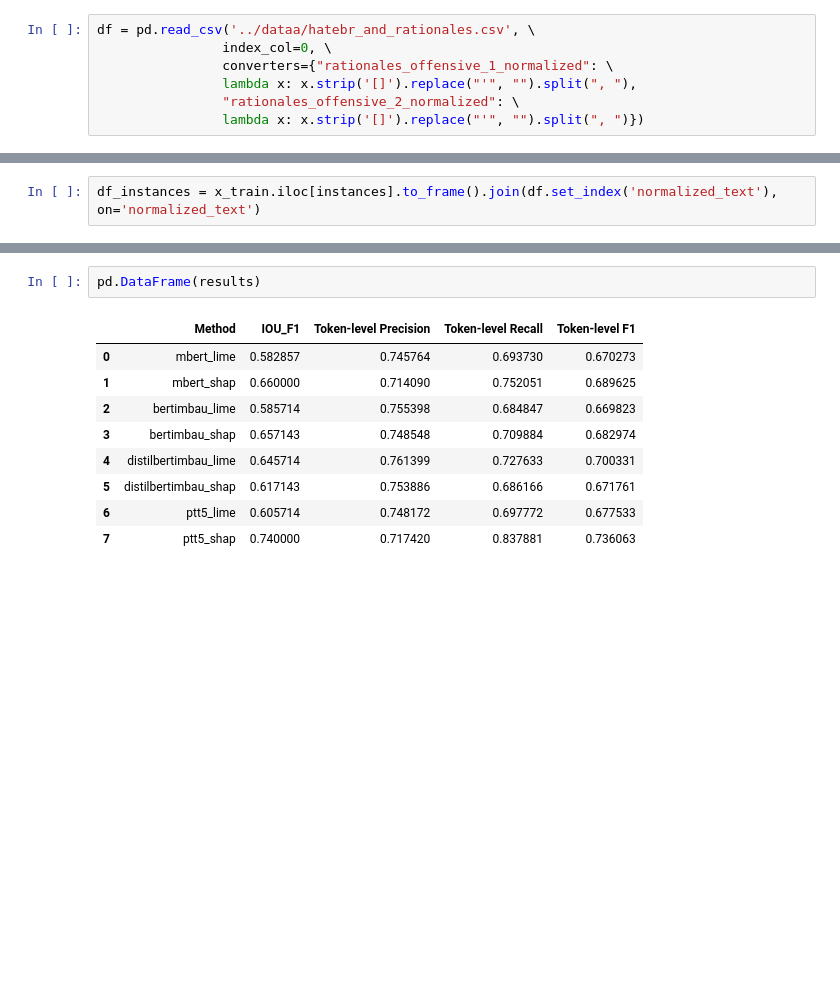
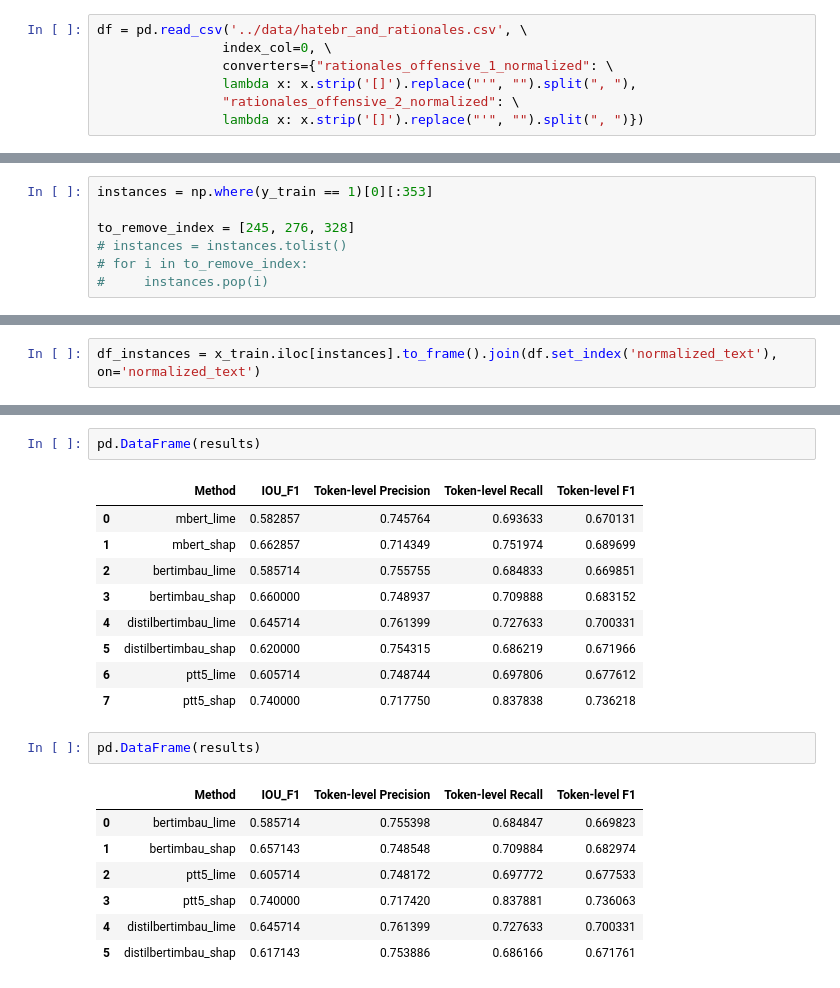
Before and after one commit to isadorasalles/HateBRXplain, a Jupyter notebook: metrics/plausibility_metrics.ipynb, the cells around one changed output, grey strips where cells are left out. Drawn from its saved outputs; the diff is of its cells as text; blank space fills up the shorter version.

```diff
--- a/metrics/plausibility_metrics.ipynb
+++ b/metrics/plausibility_metrics.ipynb
@@ -43,7 +43,7 @@ for model in ['bertimbau', 'distilbertimbau', 'ptt5', 'mbert']:
         for filename in sorted(paths):
             read_files(filename, model, method)
 # %%
-df = pd.read_csv('../dataa/hatebr_and_rationales.csv', \
+df = pd.read_csv('../data/hatebr_and_rationales.csv', \
                 index_col=0, \
                 converters={"rationales_offensive_1_normalized": \
                 lambda x: x.strip('[]').replace("'", "").split(", "),
@@ -64,3 +62,10 @@ instances = np.where(y_train == 1)[0][:350]
+# %%
+instances = np.where(y_train == 1)[0][:353]
+
+to_remove_index = [245, 276, 328]
+# instances = instances.tolist()
+# for i in to_remove_index:
+#     instances.pop(i)
 # %%
 def partial_match_score(a, b, threshold=0.5):
 
@@ -161,11 +190,21 @@ for model in ['mbert', 'bertimbau', 'distilbertimbau', 'ptt5']:
 pd.DataFrame(results)
 # %% [output]
 |  | Method | IOU_F1 | Token-level Precision | Token-level Recall | Token-level F1 |
-| 0 | mbert_lime | 0.582857 | 0.745764 | 0.693730 | 0.670273 |
-| 1 | mbert_shap | 0.660000 | 0.714090 | 0.752051 | 0.689625 |
-| 2 | bertimbau_lime | 0.585714 | 0.755398 | 0.684847 | 0.669823 |
-| 3 | bertimbau_shap | 0.657143 | 0.748548 | 0.709884 | 0.682974 |
+| 0 | mbert_lime | 0.582857 | 0.745764 | 0.693633 | 0.670131 |
+| 1 | mbert_shap | 0.662857 | 0.714349 | 0.751974 | 0.689699 |
+| 2 | bertimbau_lime | 0.585714 | 0.755755 | 0.684833 | 0.669851 |
+| 3 | bertimbau_shap | 0.660000 | 0.748937 | 0.709888 | 0.683152 |
 | 4 | distilbertimbau_lime | 0.645714 | 0.761399 | 0.727633 | 0.700331 |
-| 5 | distilbertimbau_shap | 0.617143 | 0.753886 | 0.686166 | 0.671761 |
-| 6 | ptt5_lime | 0.605714 | 0.748172 | 0.697772 | 0.677533 |
-| 7 | ptt5_shap | 0.740000 | 0.717420 | 0.837881 | 0.736063 |
+| 5 | distilbertimbau_shap | 0.620000 | 0.754315 | 0.686219 | 0.671966 |
+| 6 | ptt5_lime | 0.605714 | 0.748744 | 0.697806 | 0.677612 |
+| 7 | ptt5_shap | 0.740000 | 0.717750 | 0.837838 | 0.736218 |
+# %%
+pd.DataFrame(results)
+# %% [output]
+|  | Method | IOU_F1 | Token-level Precision | Token-level Recall | Token-level F1 |
+| 0 | bertimbau_lime | 0.585714 | 0.755398 | 0.684847 | 0.669823 |
+| 1 | bertimbau_shap | 0.657143 | 0.748548 | 0.709884 | 0.682974 |
+| 2 | ptt5_lime | 0.605714 | 0.748172 | 0.697772 | 0.677533 |
+| 3 | ptt5_shap | 0.740000 | 0.717420 | 0.837881 | 0.736063 |
+| 4 | distilbertimbau_lime | 0.645714 | 0.761399 | 0.727633 | 0.700331 |
+| 5 | distilbertimbau_shap | 0.617143 | 0.753886 | 0.686166 | 0.671761 |
```
Also changed, not shown: parts of 6 cells of this notebook, 4 other files.
